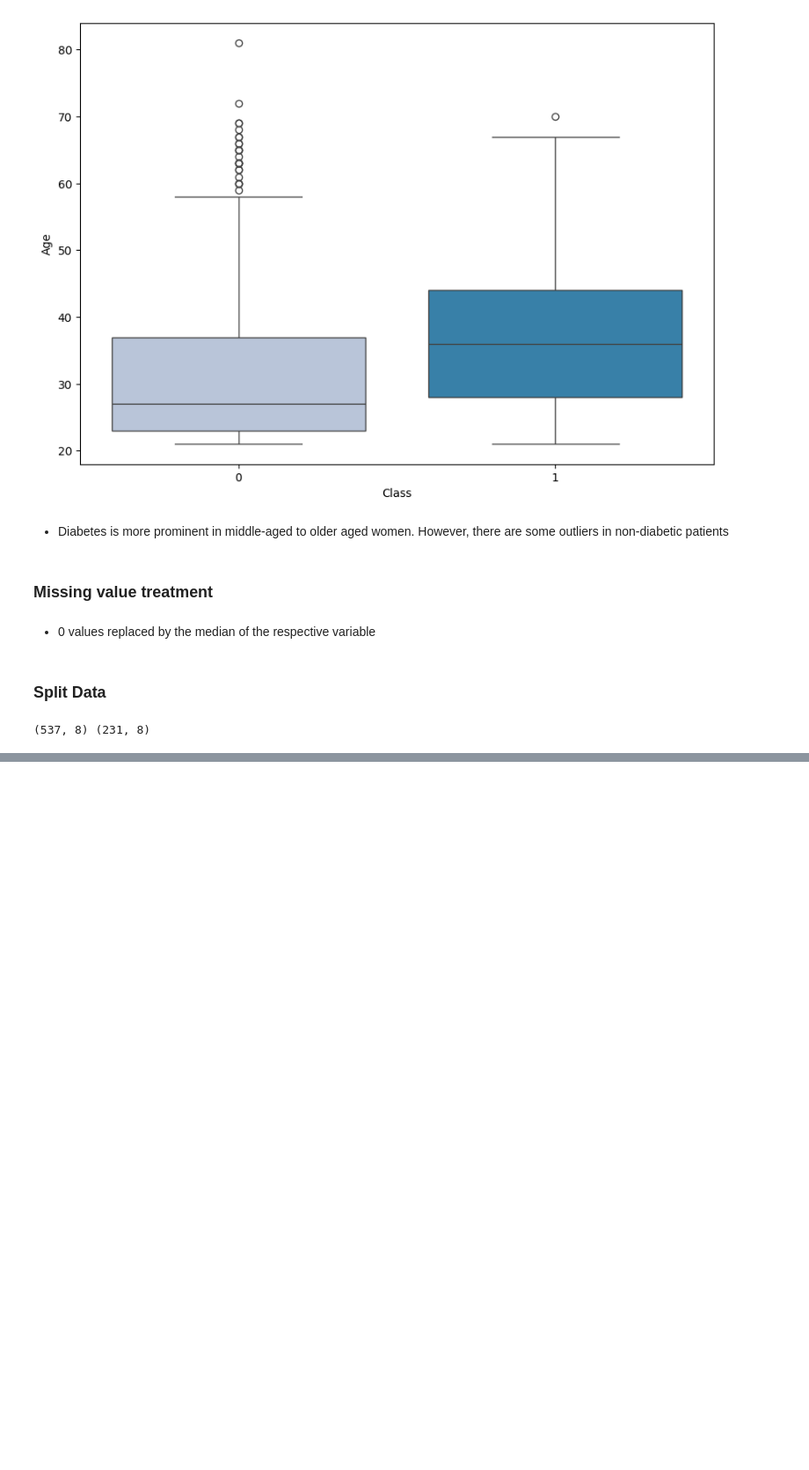
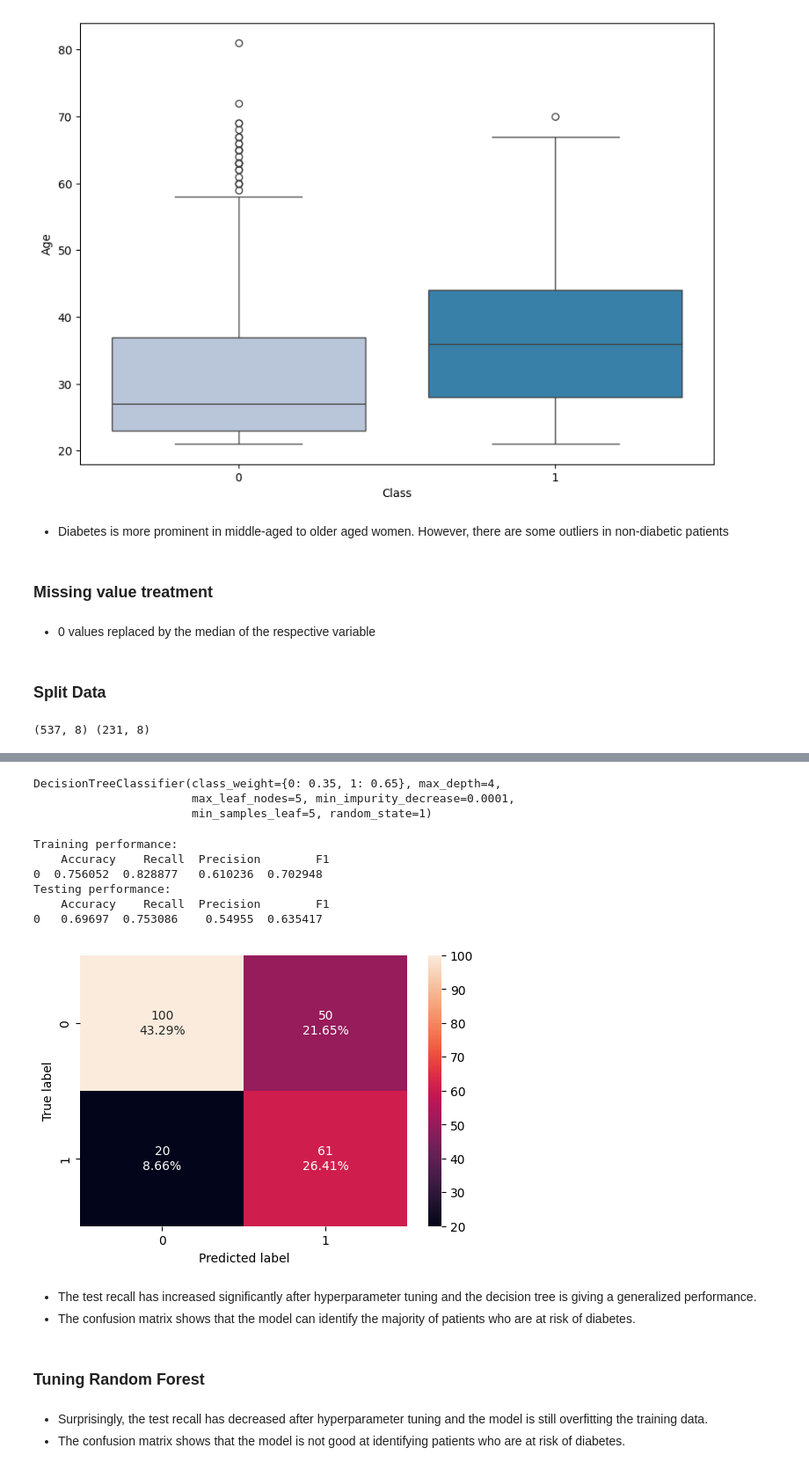
Before and after one commit to aimlalchemists/random-forest-diabetes-risk-prediction, a Jupyter notebook: Case_Study_DiabetesRisk_Prediction.ipynb, the cells around one changed output, grey strips where cells are left out. Shown at 88% size. Cells and saved outputs as stored; diff of their text form; code cells hidden in the pictures; blank space fills up the shorter version.

```diff
--- a/Case_Study_DiabetesRisk_Prediction.ipynb
+++ b/Case_Study_DiabetesRisk_Prediction.ipynb
@@ -439,0 +601,48 @@ print(X_train.shape, X_test.shape)
+# %%
+#Choose the type of classifier.
+dtree_estimator = DecisionTreeClassifier(class_weight={0:0.35,1:0.65},random_state=1)
+
+# Grid of parameters to choose from
+parameters = {'max_depth': np.arange(2,10),
+              'min_samples_leaf': [5, 7, 10, 15],
+              'max_leaf_nodes' : [2, 3, 5, 10,15],
+              'min_impurity_decrease': [0.0001,0.001,0.01,0.1]
+             }
+
+# Type of scoring used to compare parameter combinations
+scorer = metrics.make_scorer(metrics.recall_score)
+
+# Run the grid search
+grid_obj = GridSearchCV(dtree_estimator, parameters, scoring=scorer,n_jobs=-1)
+grid_obj = grid_obj.fit(X_train, y_train)
+
+# Set the clf to the best combination of parameters
+dtree_estimator = grid_obj.best_estimator_
+
+# Fit the best algorithm to the data.
+dtree_estimator.fit(X_train, y_train)
+# %% [output]
+DecisionTreeClassifier(class_weight={0: 0.35, 1: 0.65}, max_depth=4,
+                       max_leaf_nodes=5, min_impurity_decrease=0.0001,
+                       min_samples_leaf=5, random_state=1)
+# %%
+#Calculating different metrics
+dtree_estimator_model_train_perf=model_performance_classification_sklearn(dtree_estimator,X_train,y_train)
+print("Training performance:\n",dtree_estimator_model_train_perf)
+dtree_estimator_model_test_perf=model_performance_classification_sklearn(dtree_estimator,X_test,y_test)
+print("Testing performance:\n",dtree_estimator_model_test_perf)
+#Creating confusion matrix
+confusion_matrix_sklearn(dtree_estimator, X_test, y_test)
+# %% [output]
+Training performance:
+    Accuracy    Recall  Precision        F1
+0  0.756052  0.828877   0.610236  0.702948
+Testing performance:
+    Accuracy    Recall  Precision        F1
+0   0.69697  0.753086    0.54955  0.635417
+[figure, added]
+# %% [markdown]
+- The test recall has increased significantly after hyperparameter tuning and the decision tree is giving a generalized performance.
+- The confusion matrix shows that the model can identify the majority of patients who are at risk of diabetes.
+# %% [markdown]
+### **Tuning Random Forest**
@@ -439,0 +684,3 @@ print(X_train.shape, X_test.shape)
+# %% [markdown]
+- Surprisingly, the test recall has decreased after hyperparameter tuning and the model is still overfitting the training data.
+- The confusion matrix shows that the model is not good at identifying patients who are at risk of diabetes.
```
Also changed, not shown: parts of 27 cells of this notebook.
